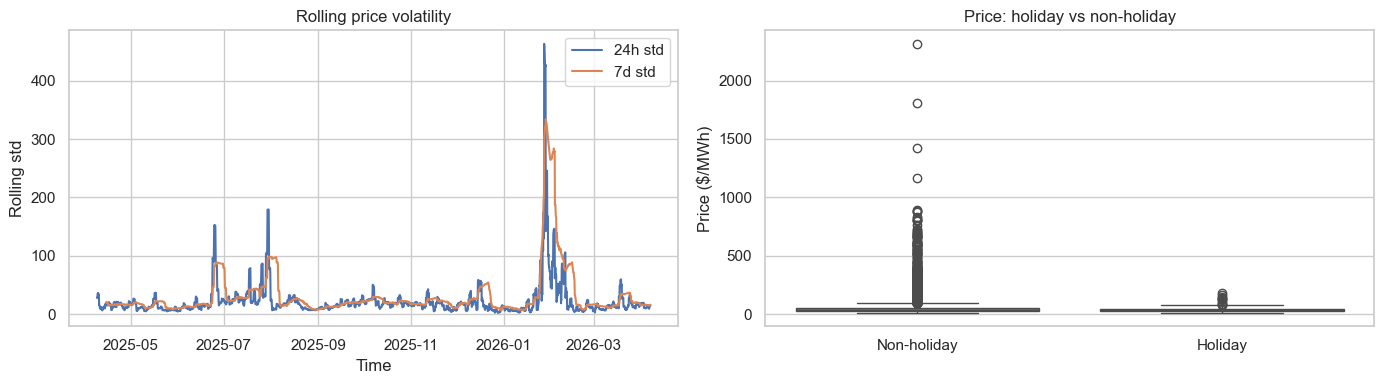
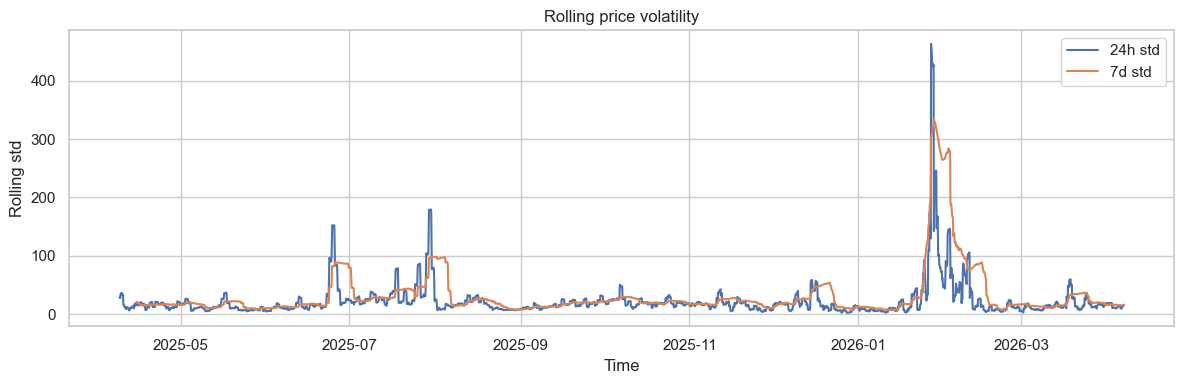
Code edit (unified diff) that turned the first committed figure into the second:
--- before
+++ after
@@ -7,20 +7,25 @@
 eda['price_std_7d'] = eda['price'].rolling(24 * 7).std()
 
-fig, axes = plt.subplots(1, 2, figsize=(14, 4))
-sns.lineplot(data=eda, x=eda.index, y='price_std_24h', ax=axes[0], label='24h std')
-sns.lineplot(data=eda, x=eda.index, y='price_std_7d', ax=axes[0], label='7d std')
-axes[0].set_title('Rolling price volatility')
-axes[0].set_xlabel('Time')
-axes[0].set_ylabel('Rolling std')
-axes[0].legend()
+# Rolling price volatility plot (Kept wider at 12x4 since it's a timeline)
+plt.figure(figsize=(12, 4))
+sns.lineplot(data=eda, x=eda.index, y='price_std_24h', label='24h std')
+sns.lineplot(data=eda, x=eda.index, y='price_std_7d', label='7d std')
+plt.title('Rolling price volatility')
+plt.xlabel('Time')
+plt.ylabel('Rolling std')
+plt.legend()
+plt.tight_layout()
+plt.savefig(PLOTS_DIR / "eda_rolling_volatility.png", dpi=120, bbox_inches="tight")
+plt.show()
 
+# Holiday vs Non-holiday plot
+plt.figure(figsize=(8, 4))
 holiday_frame = eda[['price', 'is_holiday']].copy()
 holiday_frame['day_type'] = np.where(holiday_frame['is_holiday'] == 1, 'Holiday', 'Non-holiday')
-sns.boxplot(data=holiday_frame, x='day_type', y='price', ax=axes[1])
-axes[1].set_title('Price: holiday vs non-holiday')
-axes[1].set_xlabel('')
-axes[1].set_ylabel('Price ($/MWh)')
-
+sns.boxplot(data=holiday_frame, x='day_type', y='price')
+plt.title('Price: holiday vs non-holiday')
+plt.xlabel('')
+plt.ylabel('Price ($/MWh)')
 plt.tight_layout()
-plt.savefig(PLOTS_DIR / "eda_volatility_holiday.png", dpi=120, bbox_inches="tight")
+plt.savefig(PLOTS_DIR / "eda_holiday_vs_non_holiday.png", dpi=120, bbox_inches="tight")
 plt.show()

Commit: Update EDA plots